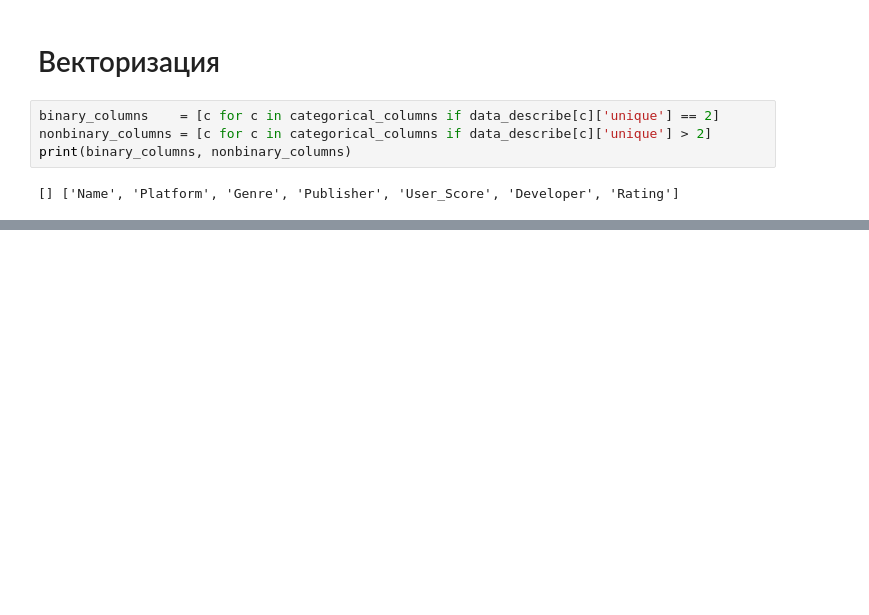
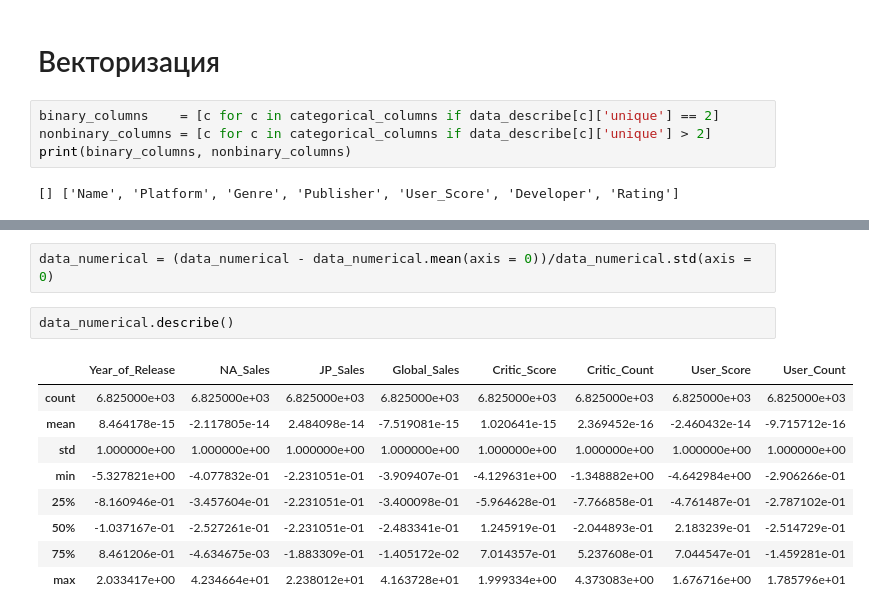
Before and after one commit to juliaKirilenko/jML, a Jupyter notebook: KirilenkoHW1.ipynb, the cells around one changed output, grey strips where cells are left out. Drawn from its saved outputs; the diff is of its cells as text; blank space fills up the shorter version.

```diff
--- a/KirilenkoHW1.ipynb
+++ b/KirilenkoHW1.ipynb
@@ -371,0 +447,14 @@ print(binary_columns, nonbinary_columns)
+# %%
+data_numerical = (data_numerical - data_numerical.mean(axis = 0))/data_numerical.std(axis = 0)
+# %%
+data_numerical.describe()
+# %% [output]
+|  | Year_of_Release | NA_Sales | JP_Sales | Global_Sales | Critic_Score | Critic_Count | User_Score | User_Count |
+| count | 6.825000e+03 | 6.825000e+03 | 6.825000e+03 | 6.825000e+03 | 6.825000e+03 | 6.825000e+03 | 6.825000e+03 | 6.825000e+03 |
+| mean | 8.464178e-15 | -2.117805e-14 | 2.484098e-14 | -7.519081e-15 | 1.020641e-15 | 2.369452e-16 | -2.460432e-14 | -9.715712e-16 |
+| std | 1.000000e+00 | 1.000000e+00 | 1.000000e+00 | 1.000000e+00 | 1.000000e+00 | 1.000000e+00 | 1.000000e+00 | 1.000000e+00 |
+| min | -5.327821e+00 | -4.077832e-01 | -2.231051e-01 | -3.909407e-01 | -4.129631e+00 | -1.348882e+00 | -4.642984e+00 | -2.906266e-01 |
+| 25% | -8.160946e-01 | -3.457604e-01 | -2.231051e-01 | -3.400098e-01 | -5.964628e-01 | -7.766858e-01 | -4.761487e-01 | -2.787102e-01 |
+| 50% | -1.037167e-01 | -2.527261e-01 | -2.231051e-01 | -2.483341e-01 | 1.245919e-01 | -2.044893e-01 | 2.183239e-01 | -2.514729e-01 |
+| 75% | 8.461206e-01 | -4.634675e-03 | -1.883309e-01 | -1.405172e-02 | 7.014357e-01 | 5.237608e-01 | 7.044547e-01 | -1.459281e-01 |
+| max | 2.033417e+00 | 4.234664e+01 | 2.238012e+01 | 4.163728e+01 | 1.999334e+00 | 4.373083e+00 | 1.676716e+00 | 1.785796e+01 |
```
Also changed, not shown: parts of 57 cells of this notebook.
